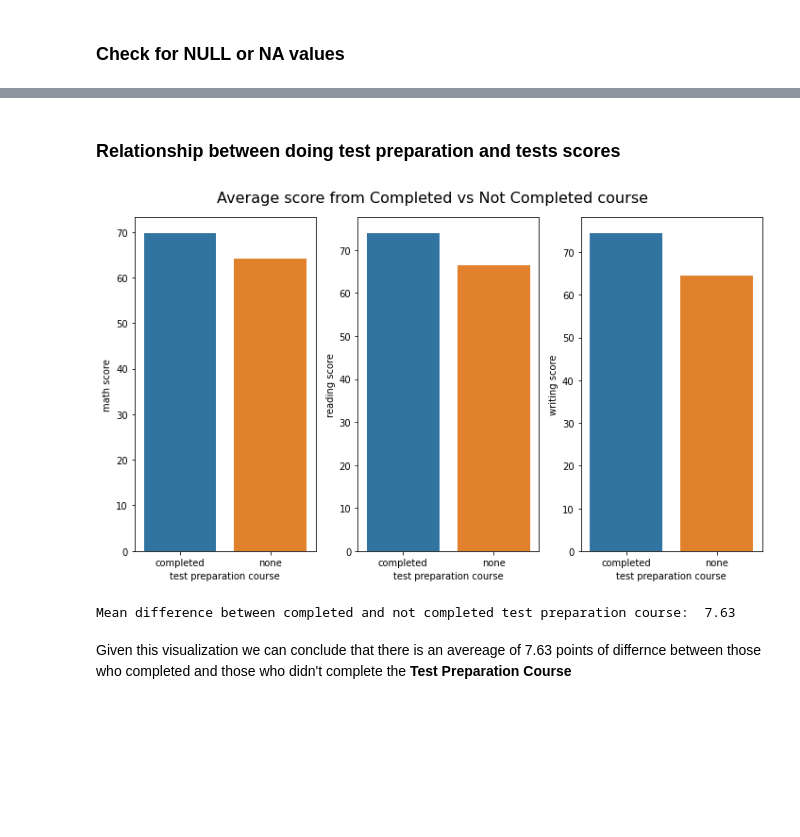
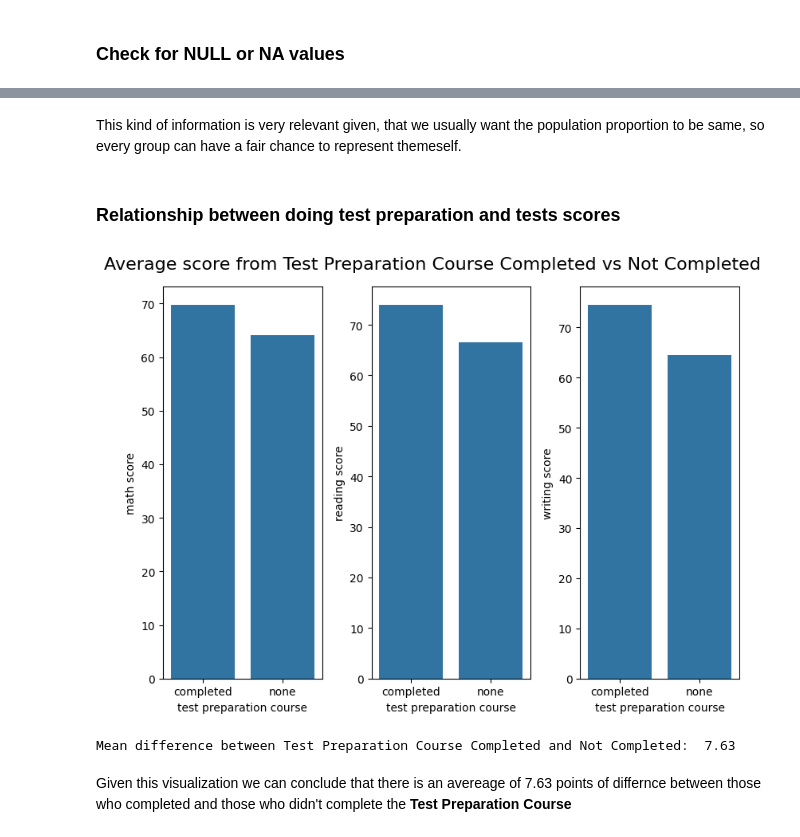
Before and after one commit to lucianopinochet/test_nb_project, a Jupyter notebook: student_performance.ipynb, the cells around one changed output, grey strips where cells are left out. Saved outputs shown, nothing was run; the diff lists cells and outputs as text; code cells hidden in the pictures; blank space fills up the shorter version.

Commit message:
Data visualization completed

```diff
--- a/student_performance.ipynb
+++ b/student_performance.ipynb
@@ -40,21 +87,23 @@ df.isnull() == df.isna()
+# %% [markdown]
+This kind of information is very relevant given, that we usually want the population proportion to be same, so every group can have a fair chance to represent themeself.
 # %% [markdown]
 ### Relationship between doing test preparation and tests scores
 # %%
-df_prep = df.groupby("test preparation course")["math score", "reading score","writing score"].mean().reset_index()
-fig, ax = plt.subplots(1, 3, figsize=(10, 6))
-sns.barplot(data=df_prep, ax=ax[0], x="test preparation course", y="math score",)
-sns.barplot(data=df_prep, ax=ax[1], x="test preparation course", y="reading score",)
-sns.barplot(data=df_prep, ax=ax[2], x="test preparation course", y="writing score",)
-fig.suptitle("Average score from Completed vs Not Completed course", ha="center", fontsize=16)
+df_gen = df.groupby("test preparation course")[["math score", "reading score","writing score"]].mean().reset_index()
+fig, ax = plt.subplots(1, 3, figsize=(8, 6))
+sns.barplot(data=df_gen, ax=ax[0], x="test preparation course", y="math score",)
+sns.barplot(data=df_gen, ax=ax[1], x="test preparation course", y="reading score",)
+sns.barplot(data=df_gen, ax=ax[2], x="test preparation course", y="writing score",)
+fig.suptitle("Average score from Test Preparation Course Completed vs Not Completed", ha="center", fontsize=16)
 plt.tight_layout()
 plt.show()
 mean_diff = 0
 for i in range(1,4):
-  mean_diff += df_prep.iloc[:,i][0] - df_prep.iloc[:,i][1]
-print(f"Mean difference between completed and not completed test preparation course: {(mean_diff/3): .2f}")
+  mean_diff += df_gen.iloc[:,i][0] - df_gen.iloc[:,i][1]
+print(f"Mean difference between Test Preparation Course Completed and Not Completed: {(mean_diff/3): .2f}")
 # %% [output]
-[figure, old version]
+[figure, new version]
-Mean difference between completed and not completed test preparation course:  7.63
+Mean difference between Test Preparation Course Completed and Not Completed:  7.63
 # %% [markdown]
 Given this visualization we can conclude that there is an avereage of 7.63 points of differnce between those who completed and those who didn't complete the **Test Preparation Course**
 # %% [markdown]
```
Also changed, not shown: parts of 17 cells of this notebook.
